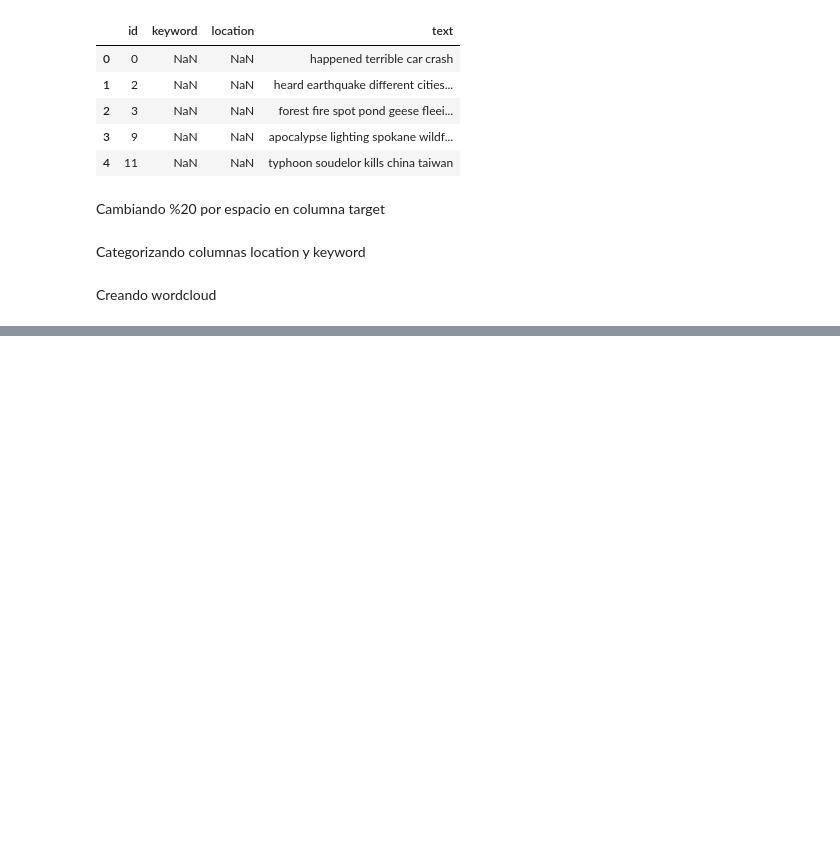
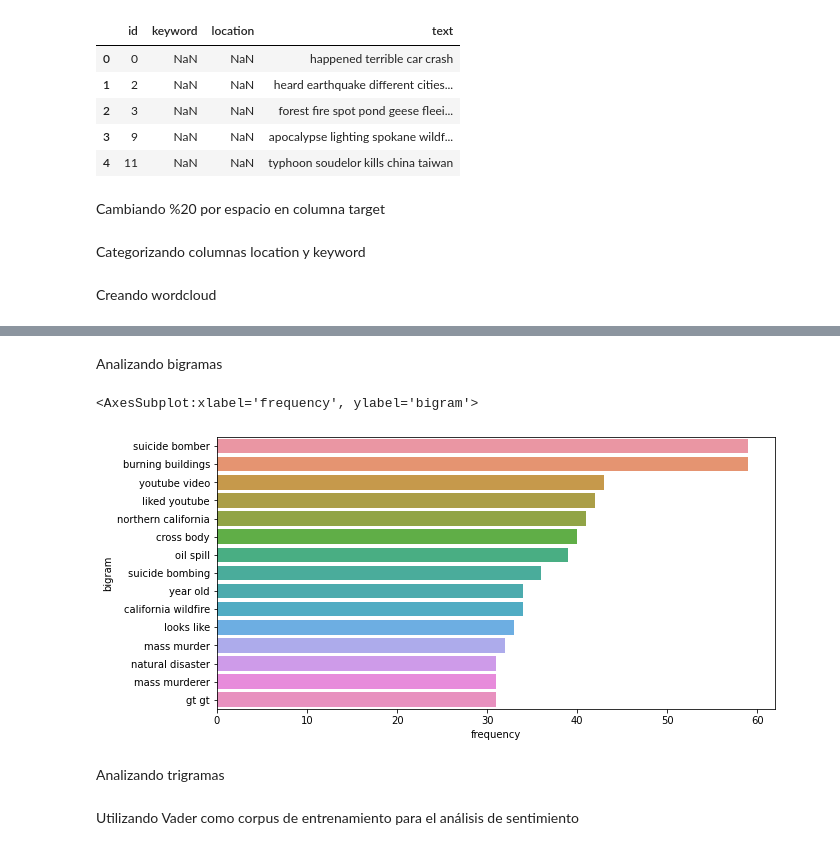
Before and after one commit to arr19422/Lab5-DS, a Jupyter notebook: lab5-analisis_de_sentimiento.ipynb, the cells around one changed output, grey strips where cells are left out. Saved outputs shown, nothing was run; the diff lists cells and outputs as text; code cells hidden in the pictures; blank space fills up the shorter version.

```diff
--- a/lab5-analisis_de_sentimiento.ipynb
+++ b/lab5-analisis_de_sentimiento.ipynb
@@ -336,0 +377,23 @@ plt.show()
+# %% [markdown]
+Analizando bigramas
+# %%
+# https://towardsdatascience.com/text-analysis-basics-in-python-443282942ec5
+def get_bigrams(text):
+    count_vectorizer = CountVectorizer(ngram_range=(2, 2))
+    ngrams = count_vectorizer.fit_transform(text)
+    count_values = ngrams.toarray().sum(axis=0)
+    vocab = count_vectorizer.vocabulary_
+    df_ngram = pd.DataFrame(sorted([(count_values[i], k) for k, i in vocab.items(
+    )], reverse=True)).rename(columns={0: 'frequency', 1: 'bigram'})
+    return df_ngram
+
+plt.figure(figsize=(10, 5))
+bigrams = get_bigrams(train['text'])
+x = bigrams['frequency'][:15]
+y = bigrams['bigram'][:15]
+sns.barplot(x=x, y=y)
+# %% [output]
+<AxesSubplot:xlabel='frequency', ylabel='bigram'>
+[figure, added]
+# %% [markdown]
+Analizando trigramas
@@ -336,0 +416,2 @@ plt.show()
+# %% [markdown]
+Utilizando Vader como corpus de entrenamiento para el análisis de sentimiento
```
Also changed, not shown: parts of 10 cells of this notebook.
